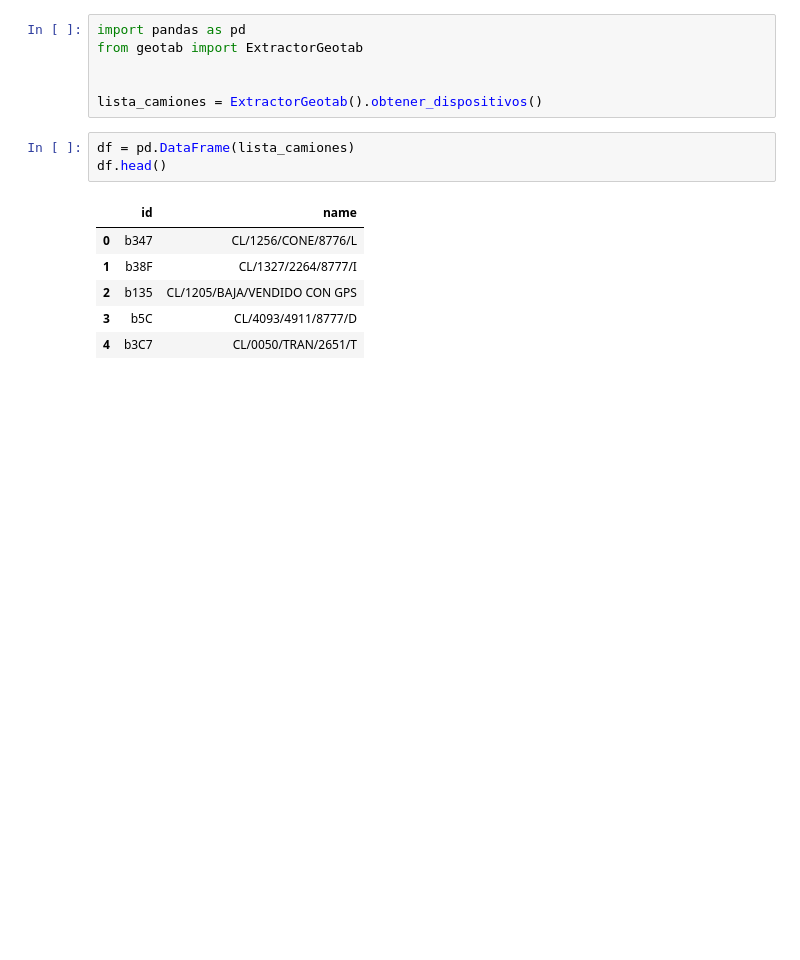
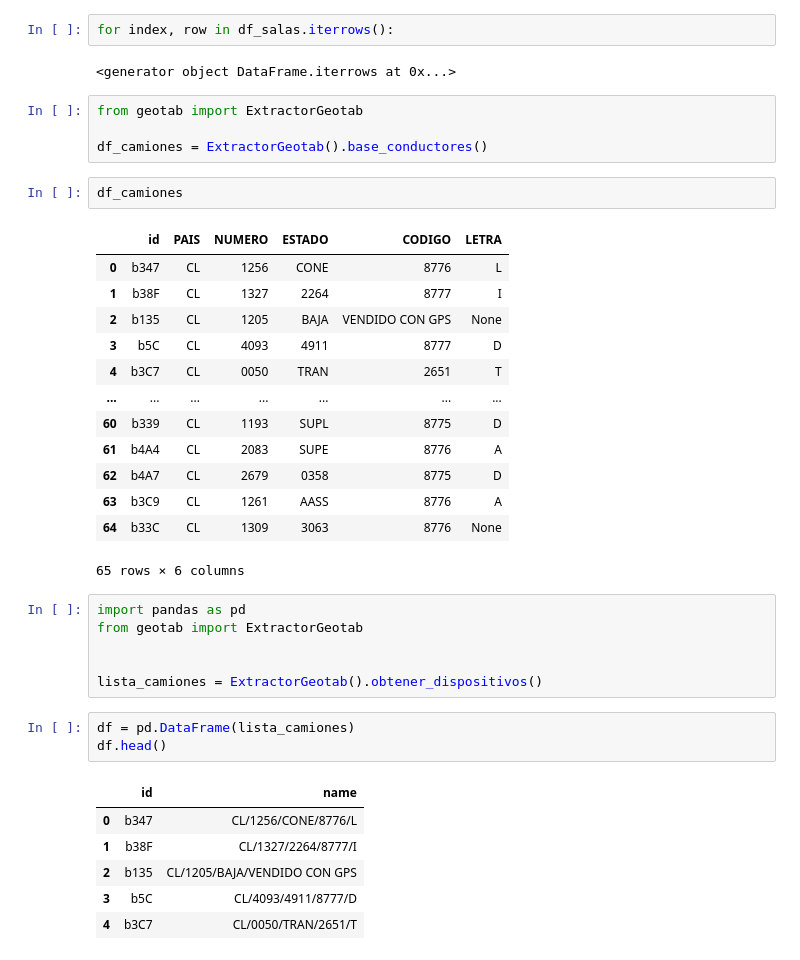
Before and after one commit to ReportFuco/seguimiento-conductores, a Jupyter notebook: pruebas.ipynb, the cells around one changed output. Drawn from its saved outputs; the diff is of its cells as text; blank space fills up the shorter version.

```diff
--- a/pruebas.ipynb
+++ b/pruebas.ipynb
@@ -58,6 +58,30 @@ for index, row in df_salas.iterrows():
 mapa
 # %% [output]
 [interactive output not drawn]
+# %%
+for index, row in df_salas.iterrows():
+# %% [output]
+<generator object DataFrame.iterrows at 0x...>
+# %%
+from geotab import ExtractorGeotab
+
+df_camiones = ExtractorGeotab().base_conductores()
+# %%
+df_camiones
+# %% [output]
+|  | id | PAIS | NUMERO | ESTADO | CODIGO | LETRA |
+| 0 | b347 | CL | 1256 | CONE | 8776 | L |
+| 1 | b38F | CL | 1327 | 2264 | 8777 | I |
+| 2 | b135 | CL | 1205 | BAJA | VENDIDO CON GPS | None |
+| 3 | b5C | CL | 4093 | 4911 | 8777 | D |
+| 4 | b3C7 | CL | 0050 | TRAN | 2651 | T |
+| ... | ... | ... | ... | ... | ... | ... |
+| 60 | b339 | CL | 1193 | SUPL | 8775 | D |
+| 61 | b4A4 | CL | 2083 | SUPE | 8776 | A |
+| 62 | b4A7 | CL | 2679 | 0358 | 8775 | D |
+| 63 | b3C9 | CL | 1261 | AASS | 8776 | A |
+| 64 | b33C | CL | 1309 | 3063 | 8776 | None |
+65 rows × 6 columns
 # %%
 import pandas as pd
 from geotab import ExtractorGeotab
```
Also changed, not shown: parts of 1 cell of this notebook, 7 other files.
